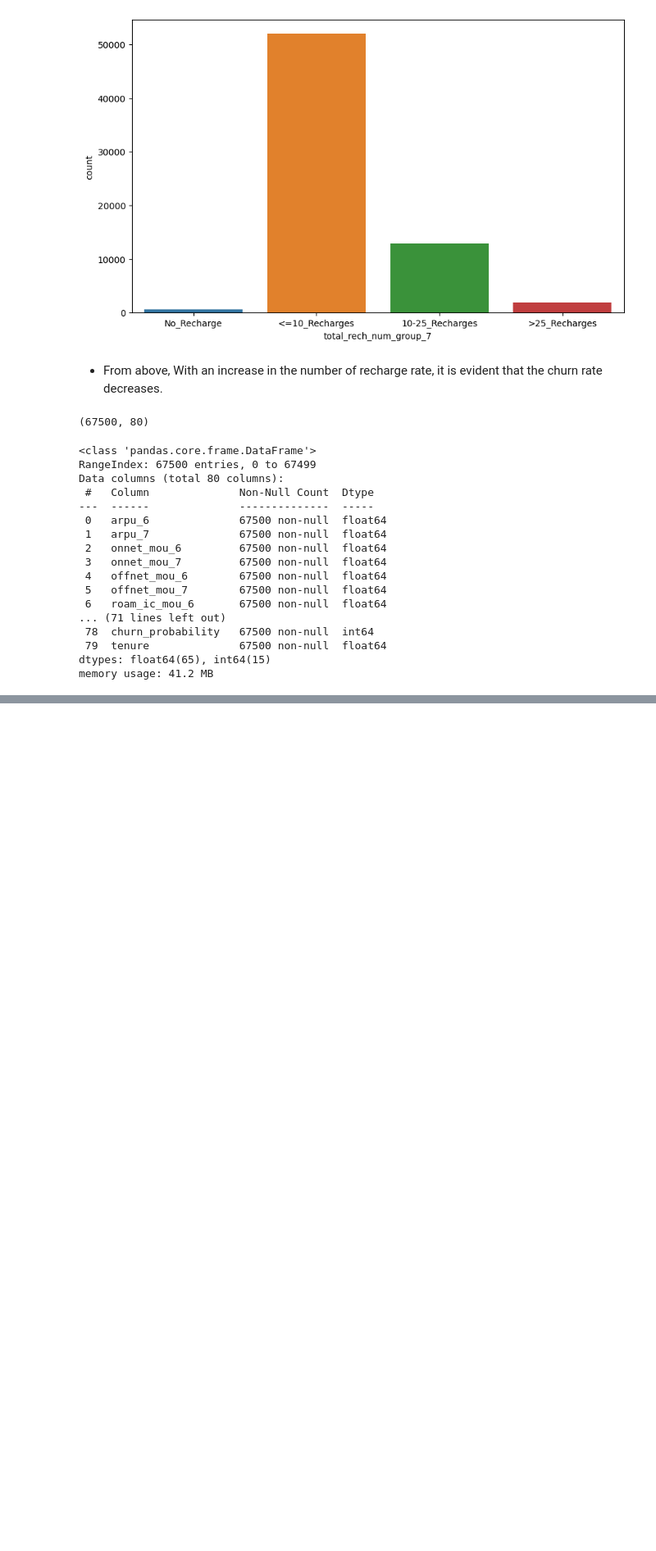
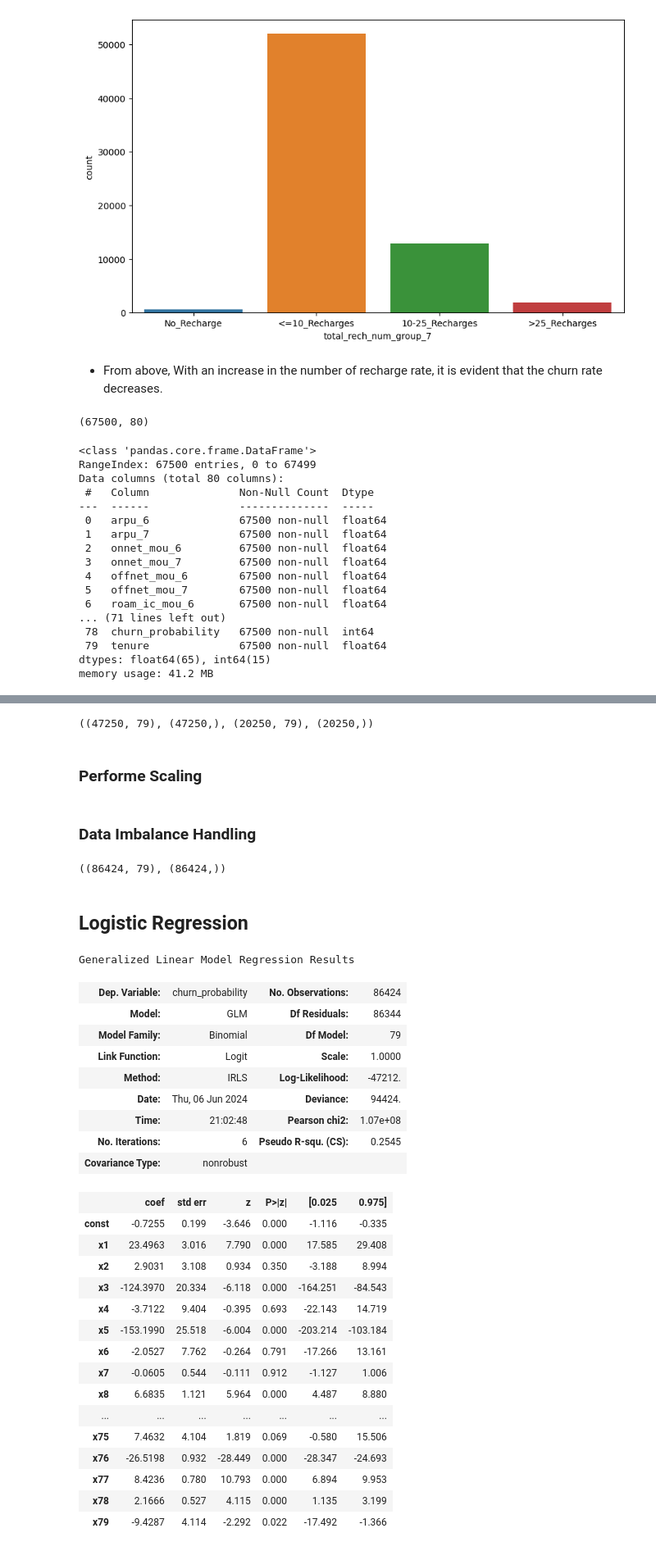
Before and after one commit to SanjayaKumarSahoo/telecom-churn-group-case-study, a Jupyter notebook: solution.ipynb, the cells around one changed output, grey strips where cells are left out. Shown at 82% size. Drawn from its saved outputs; the diff is of its cells as text; code cells hidden in the pictures; blank space fills up the shorter version.

```diff
--- a/solution.ipynb
+++ b/solution.ipynb
@@ -1002,0 +1007,61 @@ memory usage: 41.2 MB
+# %%
+# divide data into train and test
+X = data_filtered.drop("churn_probability", axis = 1)
+y = data_filtered.churn_probability
+X_train, X_test, y_train, y_test = train_test_split(X, y, train_size=0.7, test_size=0.3, random_state=100)
+
+X_train.shape, y_train.shape, X_test.shape, y_test.shape
+# %% [output]
+((47250, 79), (47250,), (20250, 79), (20250,))
+# %% [markdown]
+### Performe Scaling
+# %%
+# apply scaling on the dataset
+from sklearn import preprocessing
+from sklearn.preprocessing import MinMaxScaler
+
+scaler = MinMaxScaler()
+X_train = scaler.fit_transform(X_train)
+# %% [markdown]
+### Data Imbalance Handling
+# %%
+from imblearn.over_sampling import SMOTE
+sm = SMOTE(random_state=42)
+X_train_sm,y_train_sm = sm.fit_resample(X_train,y_train)
+X_train_sm.shape, y_train_sm.shape
+# %% [output]
+((86424, 79), (86424,))
+# %% [markdown]
+## Logistic Regression
+# %%
+import statsmodels.api as sm
+# Logistic regression model
+logm1 = sm.GLM(y_train_sm,(sm.add_constant(X_train_sm)), family = sm.families.Binomial())
+logm1.fit().summary()
+# %% [output]
+Generalized Linear Model Regression Results
+| Dep. Variable: | churn_probability | No. Observations: | 86424 |
+| Model: | GLM | Df Residuals: | 86344 |
+| Model Family: | Binomial | Df Model: | 79 |
+| Link Function: | Logit | Scale: | 1.0000 |
+| Method: | IRLS | Log-Likelihood: | -47212. |
+| Date: | Thu, 06 Jun 2024 | Deviance: | 94424. |
+| Time: | 21:02:48 | Pearson chi2: | 1.07e+08 |
+| No. Iterations: | 6 | Pseudo R-squ. (CS): | 0.2545 |
+| Covariance Type: | nonrobust |  |  |
+|  | coef | std err | z | P>|z| | [0.025 | 0.975] |
+| const | -0.7255 | 0.199 | -3.646 | 0.000 | -1.116 | -0.335 |
+| x1 | 23.4963 | 3.016 | 7.790 | 0.000 | 17.585 | 29.408 |
+| x2 | 2.9031 | 3.108 | 0.934 | 0.350 | -3.188 | 8.994 |
+| x3 | -124.3970 | 20.334 | -6.118 | 0.000 | -164.251 | -84.543 |
+| x4 | -3.7122 | 9.404 | -0.395 | 0.693 | -22.143 | 14.719 |
+| x5 | -153.1990 | 25.518 | -6.004 | 0.000 | -203.214 | -103.184 |
+| x6 | -2.0527 | 7.762 | -0.264 | 0.791 | -17.266 | 13.161 |
+| x7 | -0.0605 | 0.544 | -0.111 | 0.912 | -1.127 | 1.006 |
+| x8 | 6.6835 | 1.121 | 5.964 | 0.000 | 4.487 | 8.880 |
+| ... | ... | ... | ... | ... | ... | ... |
+| x75 | 7.4632 | 4.104 | 1.819 | 0.069 | -0.580 | 15.506 |
+| x76 | -26.5198 | 0.932 | -28.449 | 0.000 | -28.347 | -24.693 |
+| x77 | 8.4236 | 0.780 | 10.793 | 0.000 | 6.894 | 9.953 |
+| x78 | 2.1666 | 0.527 | 4.115 | 0.000 | 1.135 | 3.199 |
+| x79 | -9.4287 | 4.114 | -2.292 | 0.022 | -17.492 | -1.366 |
```
Also changed, not shown: parts of 5 cells of this notebook.
